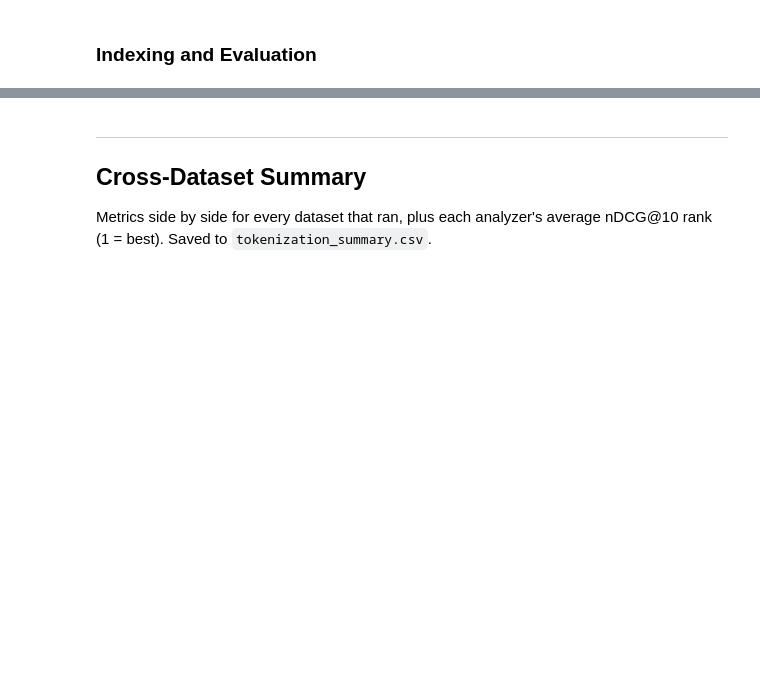
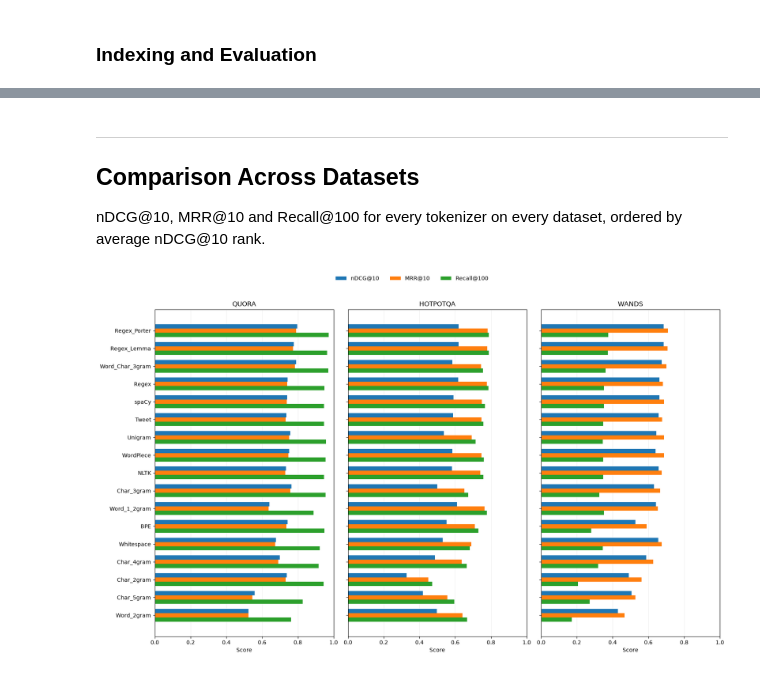
Before and after one commit to enisteper1/e2e-search-lab, a Jupyter notebook: tokenization/tokenization.ipynb, the cells around one changed output, grey strips where cells are left out. Drawn from its saved outputs; the diff is of its cells as text; code cells hidden in the pictures; blank space fills up the shorter version.

Commit message:
tokenization extended

```diff
--- a/tokenization/tokenization.ipynb
+++ b/tokenization/tokenization.ipynb
@@ -514,6 +728,8 @@ if "quora" in DATASETS:
     )
 
     all_dataset_results["quora"] = quora_results_df
+    with pd.option_context("display.max_columns", None, "display.max_rows", None):
+        display(quora_results_df)
 
     # Free the corpus before the next dataset
     del corpus_ds, queries_ds, qrels_dev_ds, doc_ids, doc_texts, all_queries
@@ -592,6 +824,8 @@ if "hotpotqa" in DATASETS:
     )
 
     all_dataset_results["hotpotqa"] = hotpotqa_results_df
+    with pd.option_context("display.max_columns", None, "display.max_rows", None):
+        display(hotpotqa_results_df)
 
     # Free the corpus before the next dataset
     del corpus_ds, queries_dev_ds, qrels_dev_ds, doc_ids
@@ -674,6 +922,8 @@ if "wands" in DATASETS:
     )
 
     all_dataset_results["wands"] = wands_results_df
+    with pd.option_context("display.max_columns", None, "display.max_rows", None):
+        display(wands_results_df)
 
     del query_df, product_df, label_df, labels, doc_ids, doc_texts
     gc.collect()
@@ -686,32 +957,46 @@ if "wands" in DATASETS:
 # %% [markdown]
 ---
-## Cross-Dataset Summary
+## Comparison Across Datasets
 
-Metrics side by side for every dataset that ran, plus each analyzer's average
-nDCG@10 rank (1 = best). Saved to `tokenization_summary.csv`.
+nDCG@10, MRR@10 and Recall@100 for every tokenizer on every dataset, ordered by average nDCG@10 rank.
 # %%
 if all_dataset_results:
     summary_df = pd.concat(
-        {
-            dataset: df.set_index("Tokenizer")
-            for dataset, df in all_dataset_results.items()
-        },
-        names=["Dataset"]
+        {dataset: df.set_index("Tokenizer")
+         for dataset, df in all_dataset_results.items()},
+        names=["Dataset"],
     )
 
-    summary_df.reset_index().to_csv("tokenization_summary.csv", index=False)
-
     datasets_run = list(all_dataset_results)
-
     ndcg_pivot = summary_df["nDCG@10"].unstack("Dataset")[datasets_run]
     ndcg_pivot["AvgRank"] = ndcg_pivot.rank(ascending=False).mean(axis=1)
-
-    print("nDCG@10")
-    display(ndcg_pivot.sort_values("AvgRank").round(4))
-
+    ndcg_pivot["DatasetsEvaluated"] = ndcg_pivot[datasets_run].notna().sum(axis=1)
+    ndcg_pivot = ndcg_pivot.sort_values("AvgRank")
     recall_pivot = summary_df["Recall@100"].unstack("Dataset")[datasets_run]
 
-    print("\nRecall@100")
-    display(recall_pivot.loc[ndcg_pivot.sort_values("AvgRank").index].round(4))
-else:
-    print("No datasets were run.")
+    if SHOW_FINAL_PLOT:
+        names = ndcg_pivot.index.tolist()
+        metrics = ["nDCG@10", "MRR@10", "Recall@100"]
+        y = np.arange(len(names))
+        height = 0.24
+        fig, axes = plt.subplots(
+            1, len(datasets_run), sharey=True, squeeze=False,
+            figsize=(4.8 * len(datasets_run) + 2, max(4, 0.48 * len(names) + 1.8)),
+        )
+        for ax, dataset in zip(axes[0], datasets_run):
+            data = all_dataset_results[dataset].set_index("Tokenizer").reindex(names)
+            for i, metric in enumerate(metrics):
+                ax.barh(y + (i - 1) * height, data[metric], height=height, label=metric)
+            ax.set_title(dataset.upper())
+            ax.set_xlim(0, 1.0)
+            ax.set_xlabel("Score")
+            ax.set_axisbelow(True)
+            ax.grid(axis="x", alpha=0.2)
+        axes[0, 0].set_yticks(y, names)
+        axes[0, 0].invert_yaxis()
+        handles, labels = axes[0, 0].get_legend_handles_labels()
+        fig.legend(handles, labels, loc="upper center", ncol=len(metrics), frameon=False)
+        fig.tight_layout(rect=(0, 0, 1, 0.94))
+        plt.show()
+# %% [output]
+[figure, added]
```
Also changed, not shown: parts of 41 cells of this notebook.
